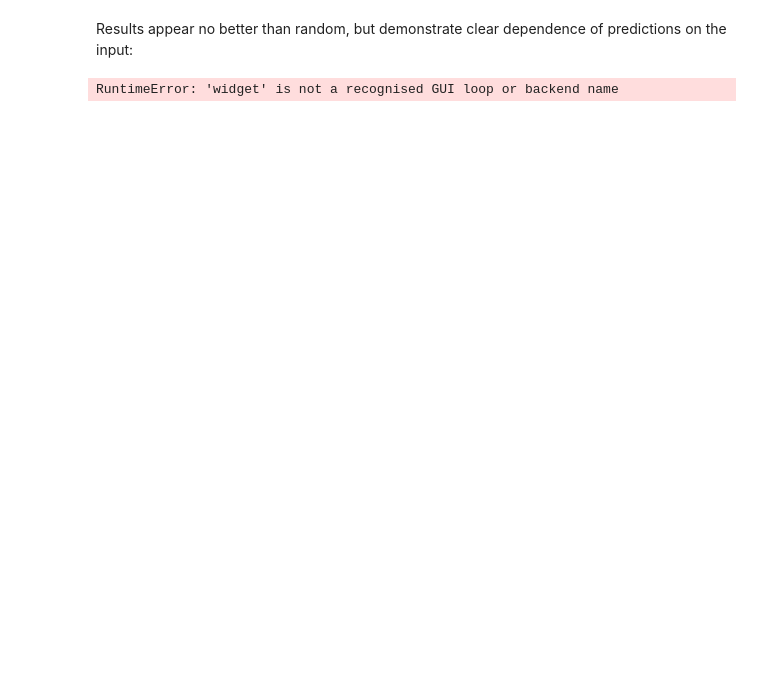
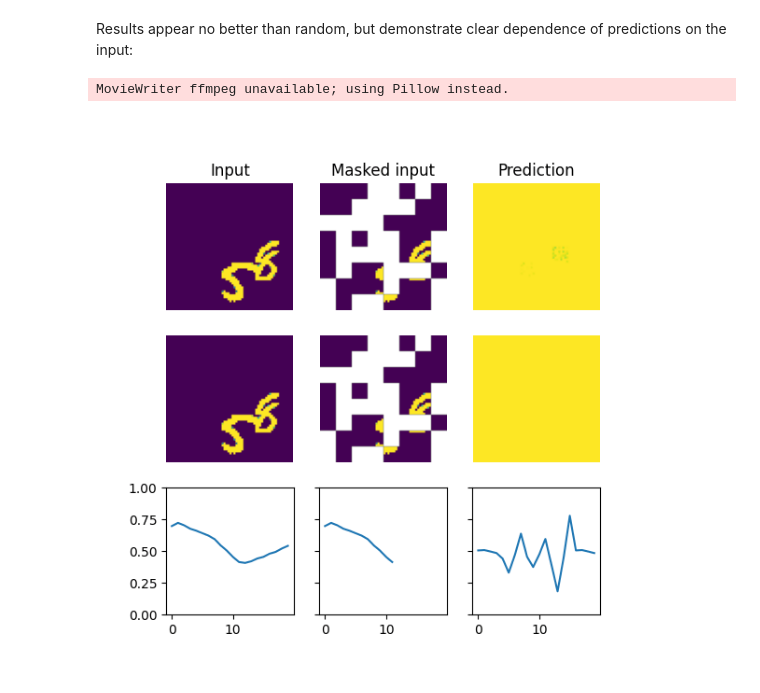
Before and after one commit to NERC-EDS/FRAME-FM, a Jupyter notebook: notebooks/vision_transformer_test.ipynb, the cells around one changed output. Drawn from its saved outputs; the diff is of its cells as text; code cells hidden in the pictures; blank space fills up the shorter version.

```diff
--- a/notebooks/vision_transformer_test.ipynb
+++ b/notebooks/vision_transformer_test.ipynb
@@ -8,0 +14,10 @@ import torch
+# %%
+class SETTINGS:
+    embeddings = 64
+    epochs = 100
+
+    @staticmethod
+    def fname():
+        return f"results_{SETTINGS.embeddings}-emb_{SETTINGS.epochs}-epochs.gif"
+# %%
+outfile = SETTINGS.fname()
@@ -119,6 +121,8 @@ increasing the value of the `num_workers` argument` to `num_workers=63` in the `
 Results appear no better than random, but demonstrate clear dependence of predictions on the input:
 # %%
 %matplotlib widget
+import matplotlib
+matplotlib.use("Agg")
 
 inputs = next(iter(dataloader_test))
 masked_inputs, preds = [], []
@@ -141,6 +145,7 @@ axs[0, 0].set_title("Input")
 axs[0, 1].set_title("Masked input")
 axs[0, 2].set_title("Prediction")
 plt_imgs = [ax.imshow(np.zeros([64, 64]), vmin=0, vmax=1) for ax in axs[0]]
+
 for ax_row in axs[:2]:
     for ax in ax_row:
         ax.set_axis_off()
@@ -152,6 +157,8 @@ axs[2, 0].plot(range(inputs[2].shape[-1]), inputs[2][0].flatten())
 axs[2, 1].plot(range(inputs[2].shape[-1]), masked_inputs[2][0].flatten())
 axs[2, 2].plot(range(inputs[2].shape[-1]), preds[2][0].flatten())
 axs[2, 0].set_ylim([0, 1])
+
+
 for ax in axs[2, 1:]:
     ax.set_xlim(axs[2, 0].get_xlim())
     ax.set_ylim([0, 1])
@@ -164,5 +171,13 @@ def animate(frame):
     return plt_imgs
 
 animation = FuncAnimation(fig, animate, frames=20)
+
+animation.save(outfile)
 # %% [output]
-RuntimeError: 'widget' is not a recognised GUI loop or backend name
+MovieWriter ffmpeg unavailable; using Pillow instead.
+# %%
+from IPython.display import Image, display
+
+display(Image(filename=outfile))
+# %% [output]
+[figure, added]
```
Also changed, not shown: parts of 7 cells of this notebook, 9 other files.
